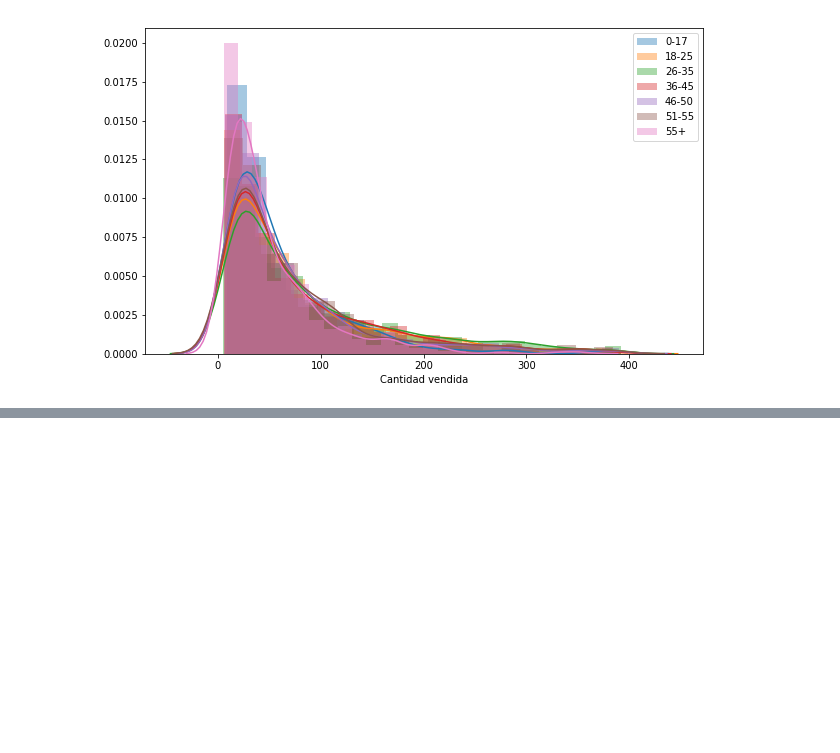
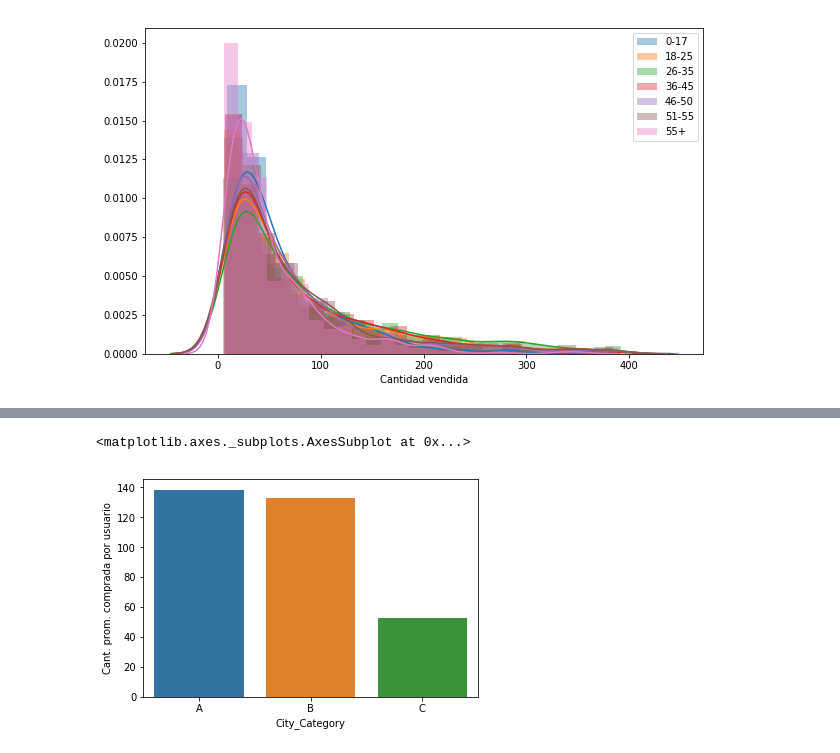
Before and after one commit to FranciscoEspinosa/Mentorias, a Jupyter notebook: 01_analysis_visualization.ipynb, the cells around one changed output, grey strips where cells are left out. Drawn from its saved outputs; the diff is of its cells as text; code cells hidden in the pictures; blank space fills up the shorter version.

```diff
--- a/01_analysis_visualization.ipynb
+++ b/01_analysis_visualization.ipynb
@@ -1285,0 +1288,22 @@ plt.legend()
+# %%
+compras = ventas.groupby('City_Category').size().reset_index()
+compras.rename(columns={0:'Cantidad vendida'}, inplace=True)
+
+usuarios = ventas.groupby('User_ID').size().reset_index()
+usuarios = pandas.merge(usuarios,ventas, how = 'left', on = 'User_ID')
+usuarios = usuarios.drop_duplicates('User_ID')
+
+
+cantidad = usuarios.groupby('City_Category').size().reset_index()
+cantidad.rename(columns={0:'Cantidad de compradores'}, inplace=True)
+
+
+merge = pandas.merge(compras,cantidad, how ='left', on= 'City_Category')
+merge['Cant. prom. comprada por usuario'] = merge['Cantidad vendida'] / merge['Cantidad de compradores']
+
+cantidad_usua = cantidad['Cantidad de compradores'].sum()
+ventas_totales = ventas['User_ID'].count()
+
+merge['% compradores'] = merge['Cantidad de compradores'] / cantidad_usua
+merge['% ventas'] = merge['Cantidad vendida'] / ventas_totales
+merge
@@ -1285,0 +1315,5 @@ plt.legend()
+# %%
+seaborn.barplot(data=merge, x='City_Category', y='Cant. prom. comprada por usuario')
+# %% [output]
+<matplotlib.axes._subplots.AxesSubplot at 0x...>
+[figure, added]
```
Also changed, not shown: parts of 9 cells of this notebook.
